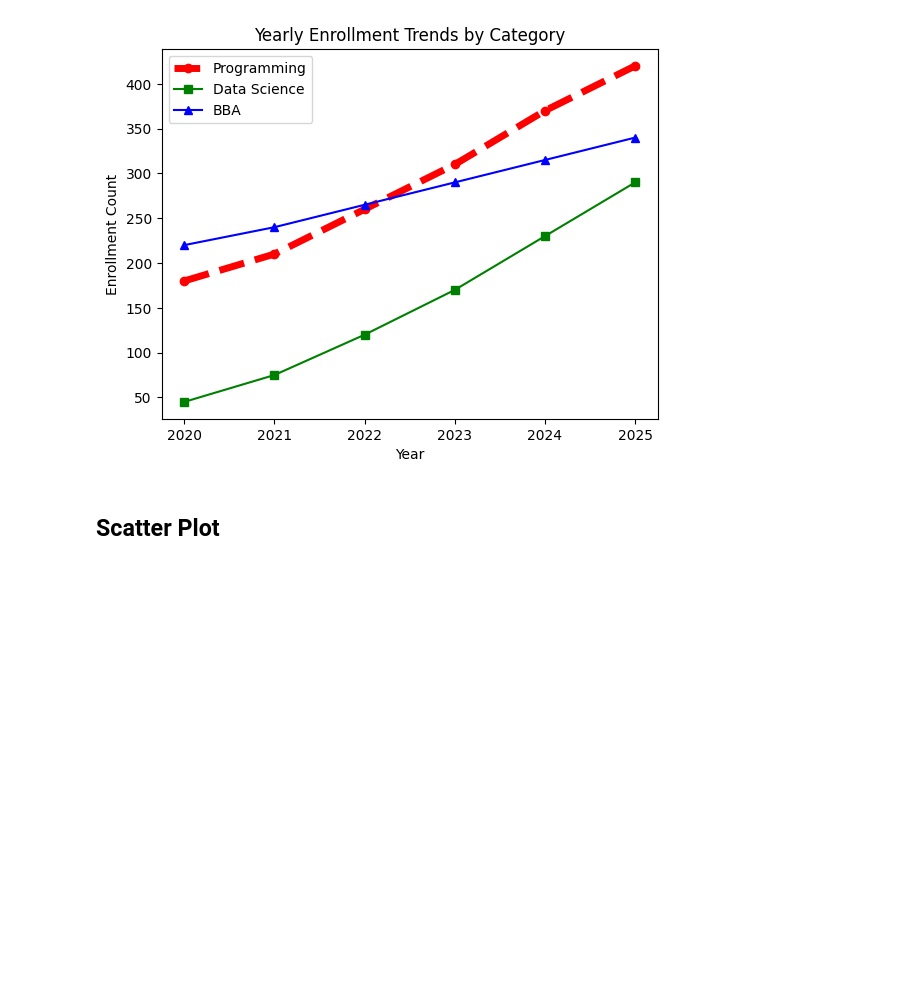
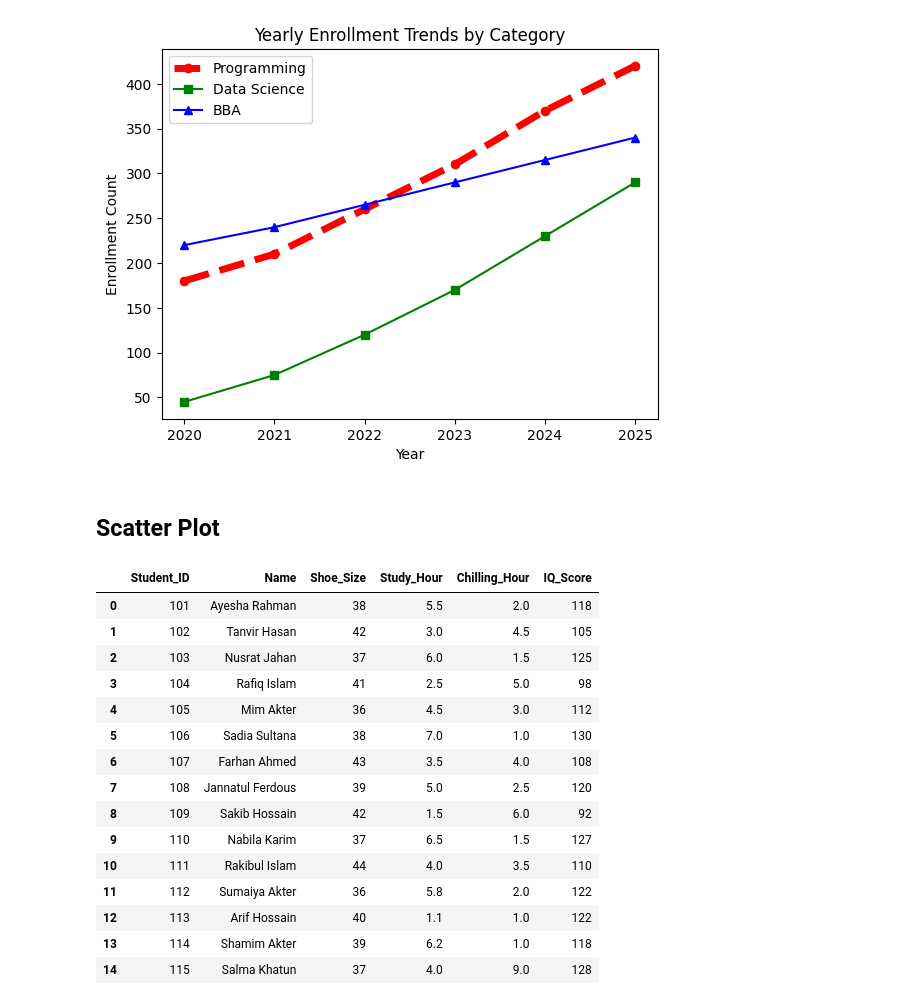
Before and after one commit to ZohanaZuthi/Phitron-AI-ML, a Jupyter notebook: Visualization_with_matplotlib/module_13.ipynb, the cells around one changed output. Cells and saved outputs as stored; diff of their text form; code cells hidden in the pictures; blank space fills up the shorter version.

```diff
--- a/Visualization_with_matplotlib/module_13.ipynb
+++ b/Visualization_with_matplotlib/module_13.ipynb
@@ -131,3 +131,23 @@ plt.show()
 [figure]
 # %% [markdown]
 ## Scatter Plot
+# %%
+df=pd.read_csv("../media/student_lifestyle_iq.csv")
+df
+# %% [output]
+|  | Student_ID | Name | Shoe_Size | Study_Hour | Chilling_Hour | IQ_Score |
+| 0 | 101 | Ayesha Rahman | 38 | 5.5 | 2.0 | 118 |
+| 1 | 102 | Tanvir Hasan | 42 | 3.0 | 4.5 | 105 |
+| 2 | 103 | Nusrat Jahan | 37 | 6.0 | 1.5 | 125 |
+| 3 | 104 | Rafiq Islam | 41 | 2.5 | 5.0 | 98 |
+| 4 | 105 | Mim Akter | 36 | 4.5 | 3.0 | 112 |
+| 5 | 106 | Sadia Sultana | 38 | 7.0 | 1.0 | 130 |
+| 6 | 107 | Farhan Ahmed | 43 | 3.5 | 4.0 | 108 |
+| 7 | 108 | Jannatul Ferdous | 39 | 5.0 | 2.5 | 120 |
+| 8 | 109 | Sakib Hossain | 42 | 1.5 | 6.0 | 92 |
+| 9 | 110 | Nabila Karim | 37 | 6.5 | 1.5 | 127 |
+| 10 | 111 | Rakibul Islam | 44 | 4.0 | 3.5 | 110 |
+| 11 | 112 | Sumaiya Akter | 36 | 5.8 | 2.0 | 122 |
+| 12 | 113 | Arif Hossain | 40 | 1.1 | 1.0 | 122 |
+| 13 | 114 | Shamim Akter | 39 | 6.2 | 1.0 | 118 |
+| 14 | 115 | Salma Khatun | 37 | 4.0 | 9.0 | 128 |
```
Also changed, not shown: parts of 3 cells of this notebook, 2 other files.
